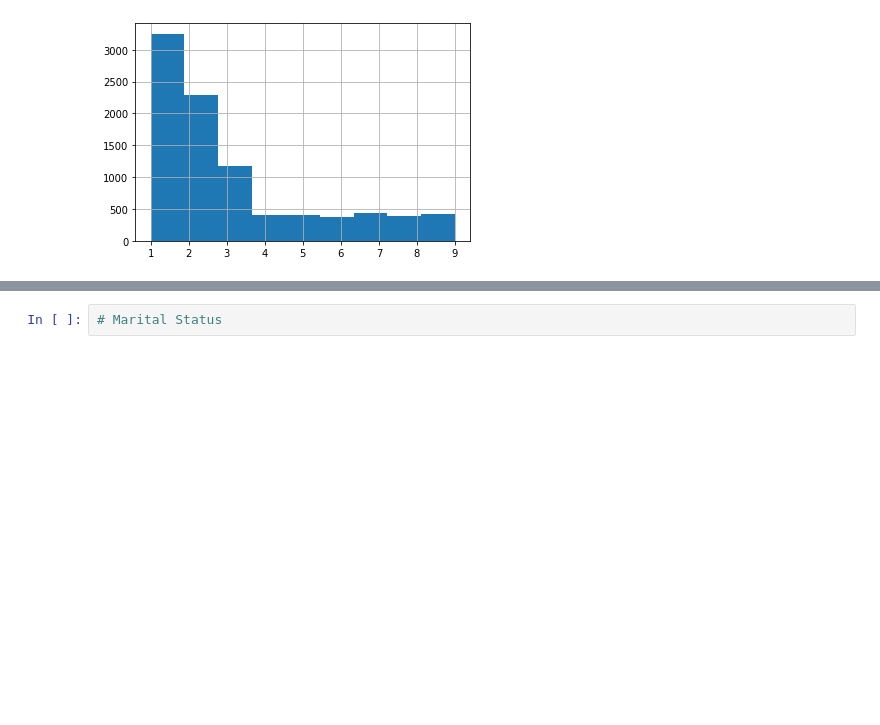
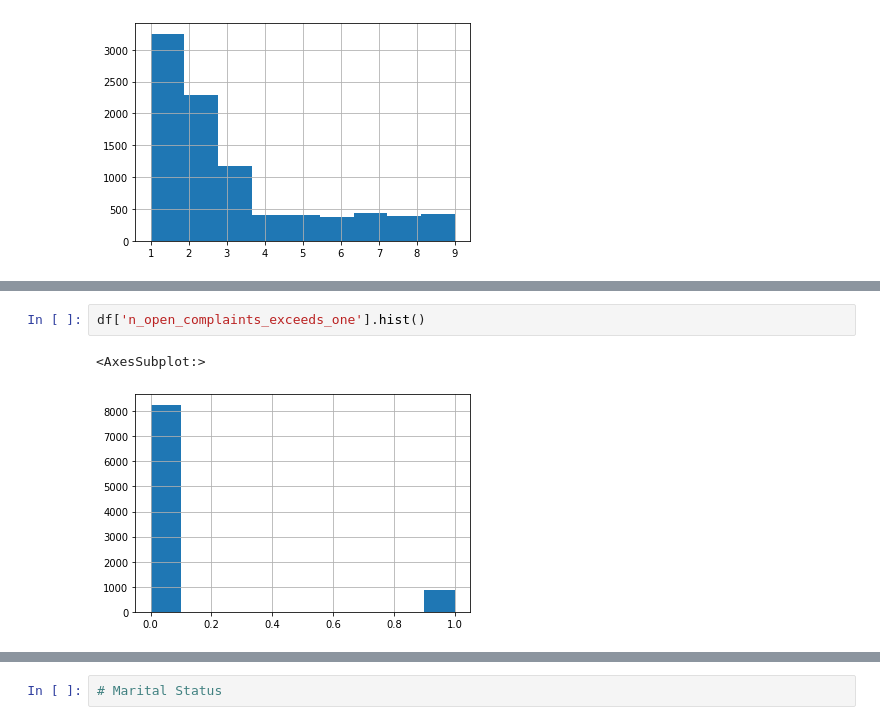
Before and after one commit to klapidus/otus_ml_classical_methods, a Jupyter notebook: HA_3.ipynb, the cells around one changed output, grey strips where cells are left out. Saved outputs shown, nothing was run; the diff lists cells and outputs as text; blank space fills up the shorter version.

```diff
--- a/HA_3.ipynb
+++ b/HA_3.ipynb
@@ -150,0 +212,5 @@ df['Number of Policies'].hist(bins=9)
+# %%
+df['n_open_complaints_exceeds_one'].hist()
+# %% [output]
+<AxesSubplot:>
+[figure, added]
```
Also changed, not shown: parts of 74 cells of this notebook.
